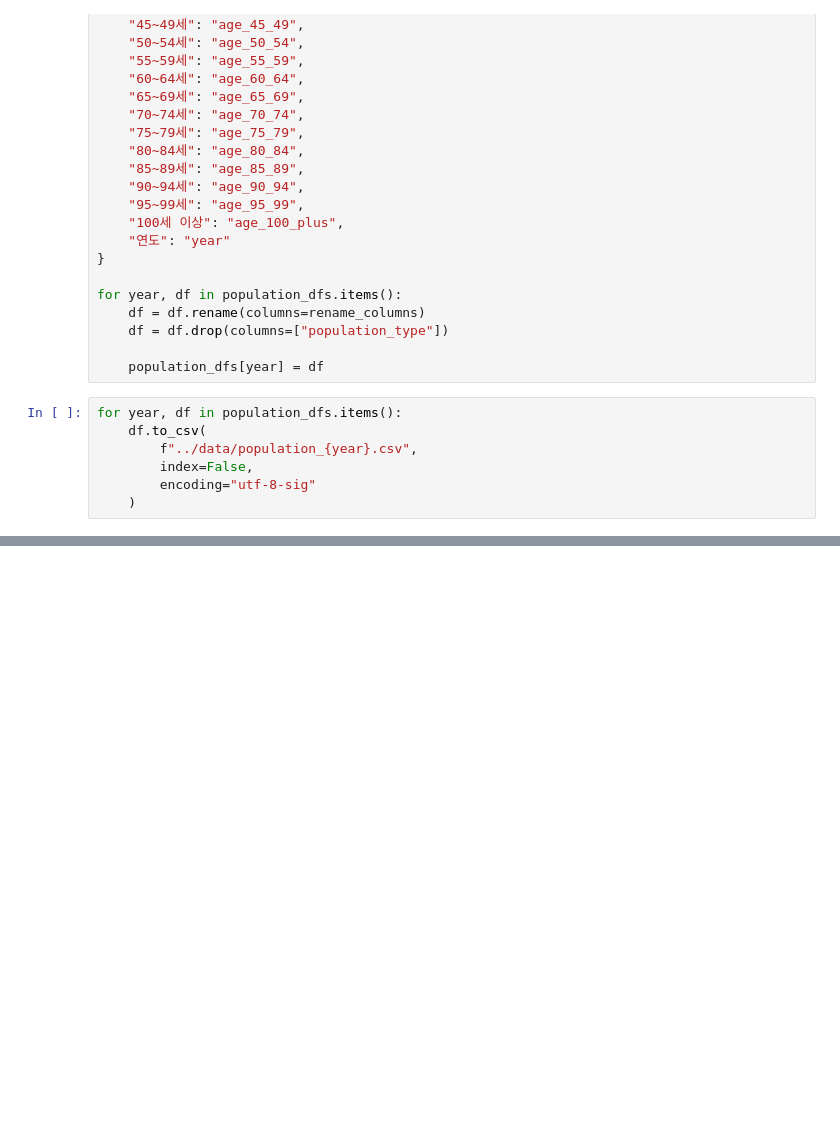
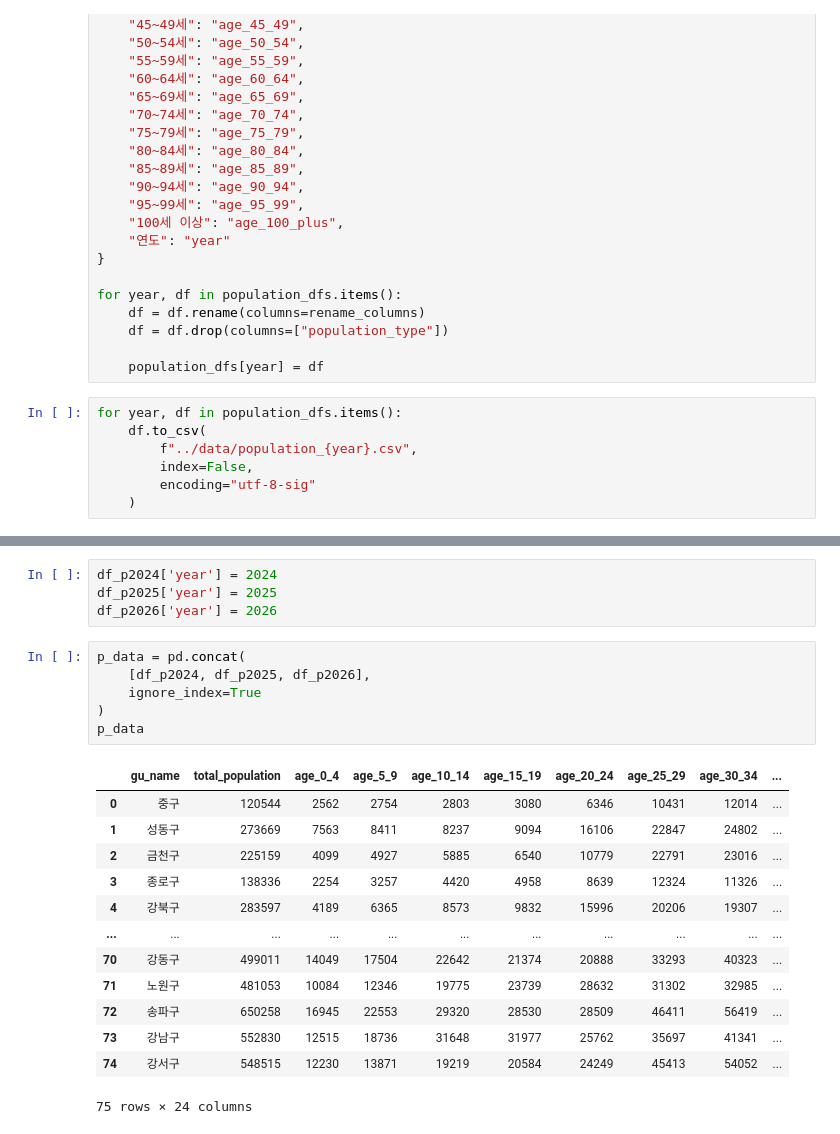
Before and after one commit to kkw5389-collab/sprint_mission17, a Jupyter notebook: notebooks/mission17.ipynb, the cells around one changed output, grey strips where cells are left out. Saved outputs shown, nothing was run; the diff lists cells and outputs as text; blank space fills up the shorter version.

```diff
--- a/notebooks/mission17.ipynb
+++ b/notebooks/mission17.ipynb
@@ -628,0 +685,24 @@ for year, df in population_dfs.items():
+# %%
+df_p2024['year'] = 2024
+df_p2025['year'] = 2025
+df_p2026['year'] = 2026
+# %%
+p_data = pd.concat(
+    [df_p2024, df_p2025, df_p2026],
+    ignore_index=True
+)
+p_data
+# %% [output]
+|  | gu_name | total_population | age_0_4 | age_5_9 | age_10_14 | age_15_19 | age_20_24 | age_25_29 | age_30_34 | ... |
+| 0 | 중구 | 120544 | 2562 | 2754 | 2803 | 3080 | 6346 | 10431 | 12014 | ... |
+| 1 | 성동구 | 273669 | 7563 | 8411 | 8237 | 9094 | 16106 | 22847 | 24802 | ... |
+| 2 | 금천구 | 225159 | 4099 | 4927 | 5885 | 6540 | 10779 | 22791 | 23016 | ... |
+| 3 | 종로구 | 138336 | 2254 | 3257 | 4420 | 4958 | 8639 | 12324 | 11326 | ... |
+| 4 | 강북구 | 283597 | 4189 | 6365 | 8573 | 9832 | 15996 | 20206 | 19307 | ... |
+| ... | ... | ... | ... | ... | ... | ... | ... | ... | ... | ... |
+| 70 | 강동구 | 499011 | 14049 | 17504 | 22642 | 21374 | 20888 | 33293 | 40323 | ... |
+| 71 | 노원구 | 481053 | 10084 | 12346 | 19775 | 23739 | 28632 | 31302 | 32985 | ... |
+| 72 | 송파구 | 650258 | 16945 | 22553 | 29320 | 28530 | 28509 | 46411 | 56419 | ... |
+| 73 | 강남구 | 552830 | 12515 | 18736 | 31648 | 31977 | 25762 | 35697 | 41341 | ... |
+| 74 | 강서구 | 548515 | 12230 | 13871 | 19219 | 20584 | 24249 | 45413 | 54052 | ... |
+75 rows × 24 columns
```
Also changed, not shown: parts of 20 cells of this notebook.
